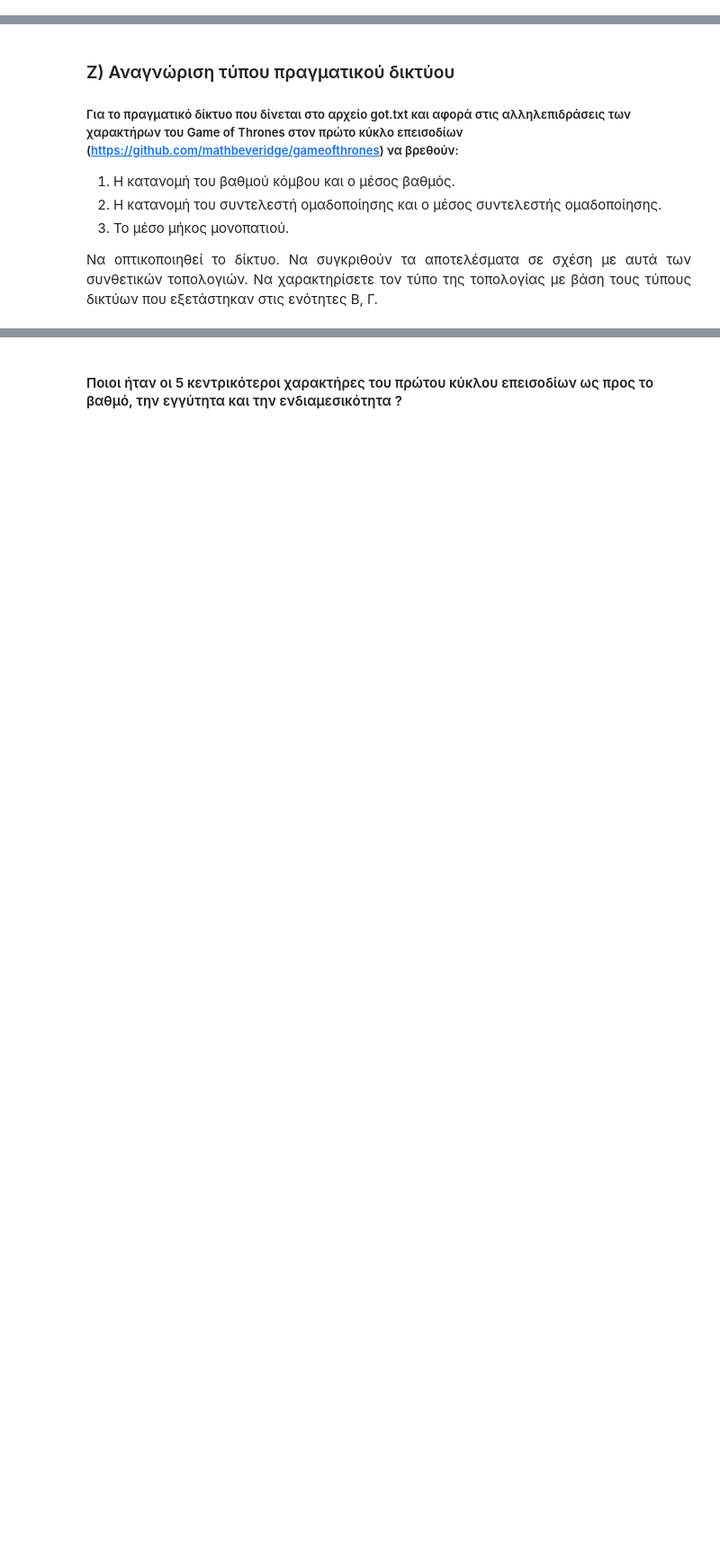
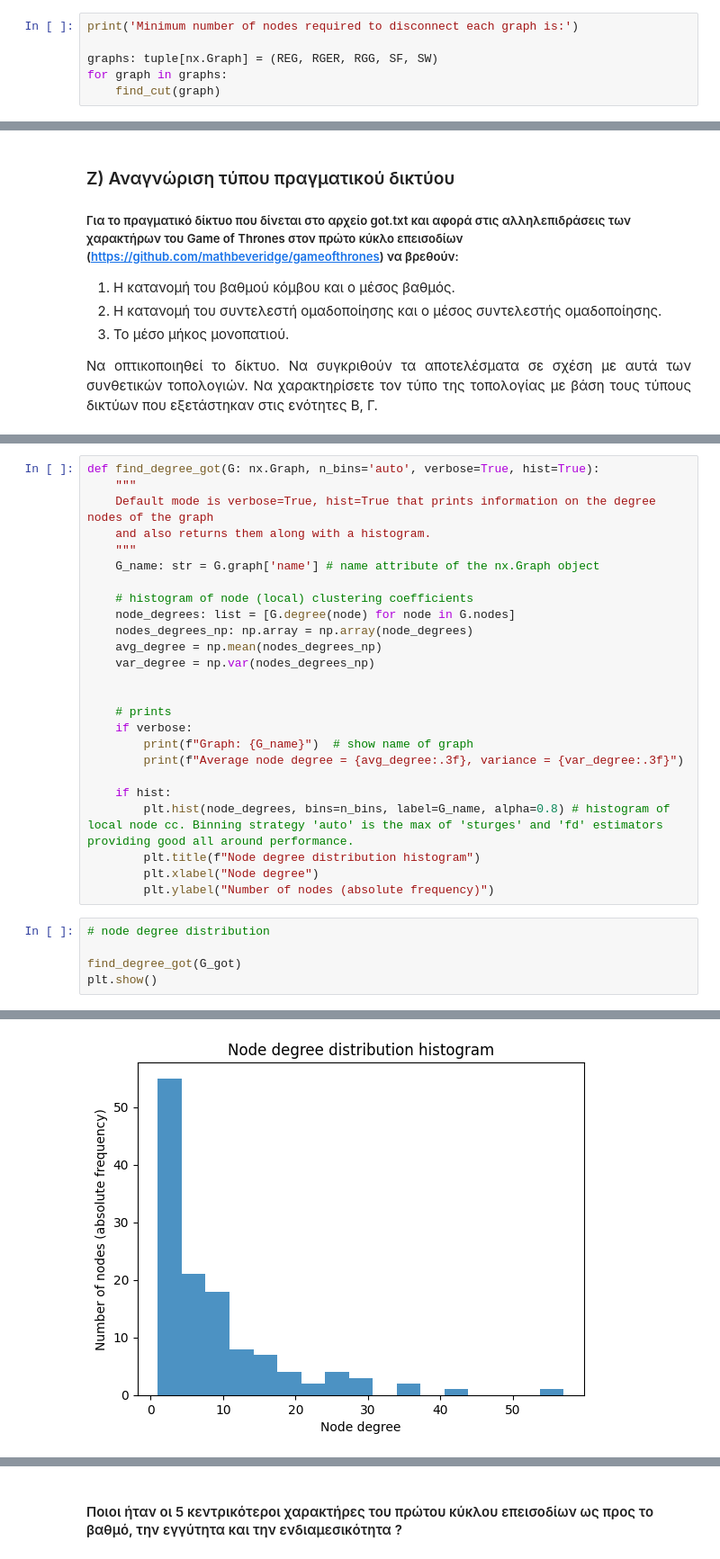
Before and after one commit to billdepo/Social-Networks-Analysis, a Jupyter notebook: lab1/lab1_student_version_Depastas.ipynb, the cells around one changed output, grey strips where cells are left out. Shown at 90% size. Drawn from its saved outputs; the diff is of its cells as text; blank space fills up the shorter version.

```diff
--- a/lab1/lab1_student_version_Depastas.ipynb
+++ b/lab1/lab1_student_version_Depastas.ipynb
@@ -1276,0 +1280,6 @@ def find_cut(G):
+# %%
+print('Minimum number of nodes required to disconnect each graph is:')
+
+graphs: tuple[nx.Graph] = (REG, RGER, RGG, SF, SW)
+for graph in graphs:
+    find_cut(graph)
@@ -1303,0 +1419,31 @@ with open('got.txt') as csv_file:
+# %%
+def find_degree_got(G: nx.Graph, n_bins='auto', verbose=True, hist=True):
+    """
+    Default mode is verbose=True, hist=True that prints information on the degree nodes of the graph
+    and also returns them along with a histogram.
+    """
+    G_name: str = G.graph['name'] # name attribute of the nx.Graph object
+
+    # histogram of node (local) clustering coefficients
+    node_degrees: list = [G.degree(node) for node in G.nodes]
+    nodes_degrees_np: np.array = np.array(node_degrees)
+    avg_degree = np.mean(nodes_degrees_np)
+    var_degree = np.var(nodes_degrees_np)
+
+
+    # prints
+    if verbose:
+        print(f"Graph: {G_name}")  # show name of graph
+        print(f"Average node degree = {avg_degree:.3f}, variance = {var_degree:.3f}")
+
+    if hist:
+        plt.hist(node_degrees, bins=n_bins, label=G_name, alpha=0.8) # histogram of local node cc. Binning strategy 'auto' is the max of 'sturges' and 'fd' estimators providing good all around performance.
+        plt.title(f"Node degree distribution histogram")
+        plt.xlabel("Node degree")
+        plt.ylabel("Number of nodes (absolute frequency)")
+# %%
+# node degree distribution
+
+find_degree_got(G_got)
+plt.show()
+# %% [output]
@@ -1303,0 +1452 @@ with open('got.txt') as csv_file:
+[figure, added]
```
Also changed, not shown: parts of 25 cells of this notebook.
